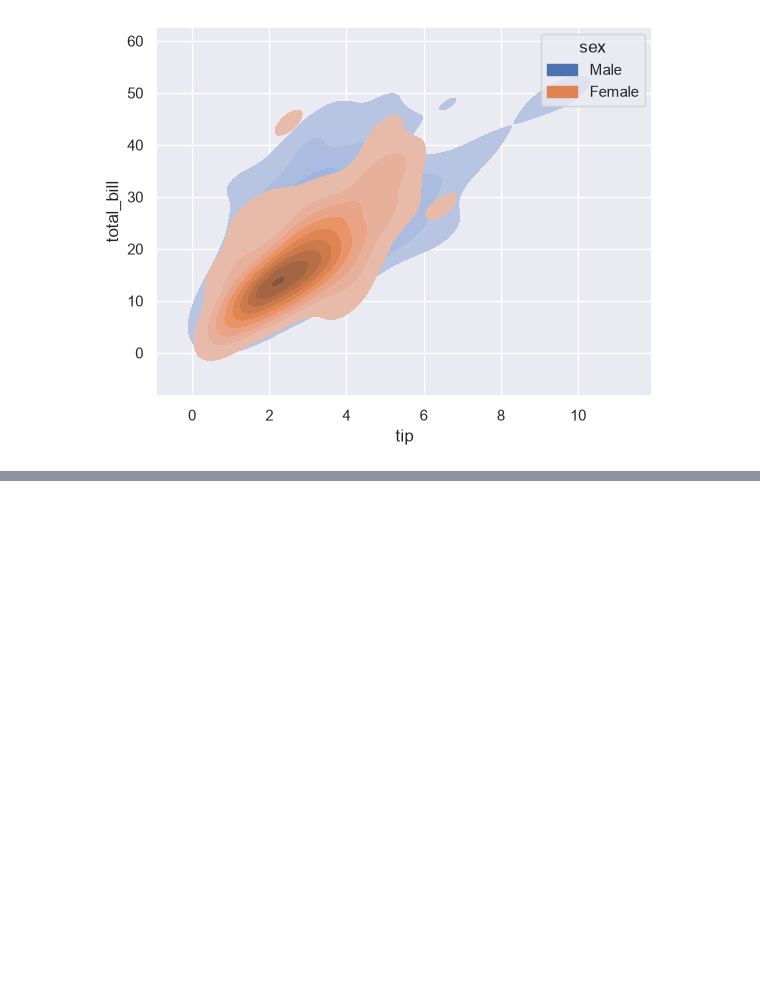
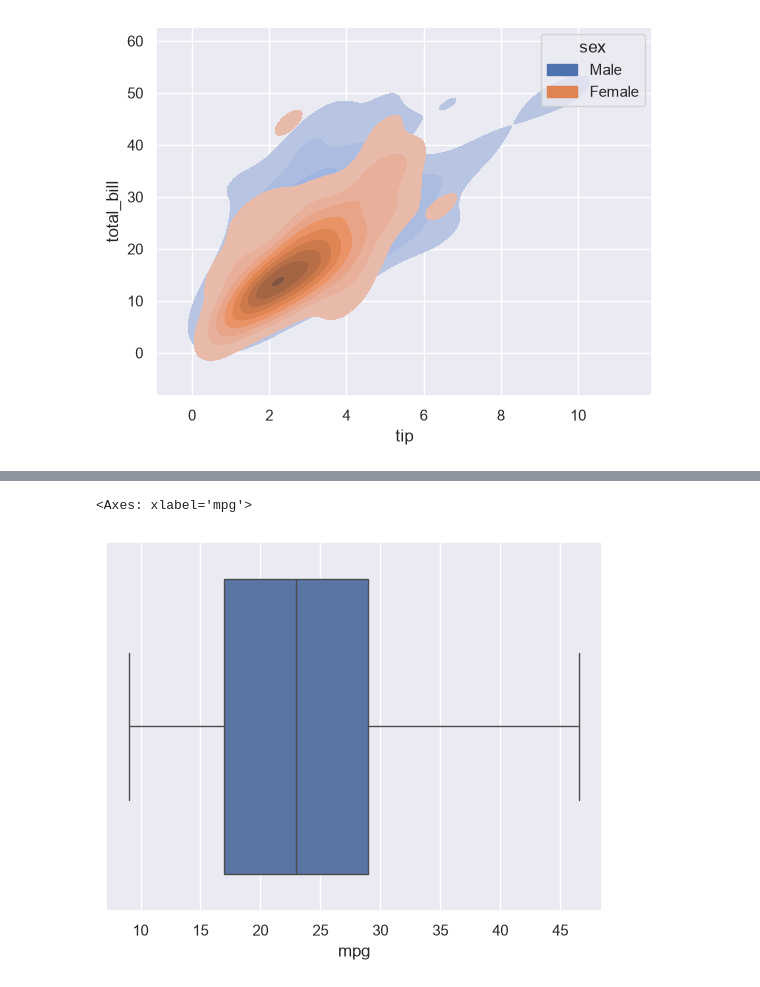
Before and after one commit to Aryanbhayji/Seaborn-library, a Jupyter notebook: main.ipynb, the cells around one changed output, grey strips where cells are left out. Saved outputs shown, nothing was run; the diff lists cells and outputs as text; code cells hidden in the pictures; blank space fills up the shorter version.

```diff
--- a/main.ipynb
+++ b/main.ipynb
@@ -92,0 +119,9 @@ sns.kdeplot(data,x="tip",y="total_bill",fill=True,hue="sex")
+# %%
+#Draw a box plot to show distributions with respect to categories
+#Detect outliers + compare distributions
+car_data=sns.load_dataset("mpg").dropna()
+cars_data=car_data[car_data.cylinders.isin([4,6,8])]
+sns.boxplot(x=cars_data.mpg)
+# %% [output]
+<Axes: xlabel='mpg'>
+[figure, added]
```
Also changed, not shown: parts of 6 cells of this notebook.
